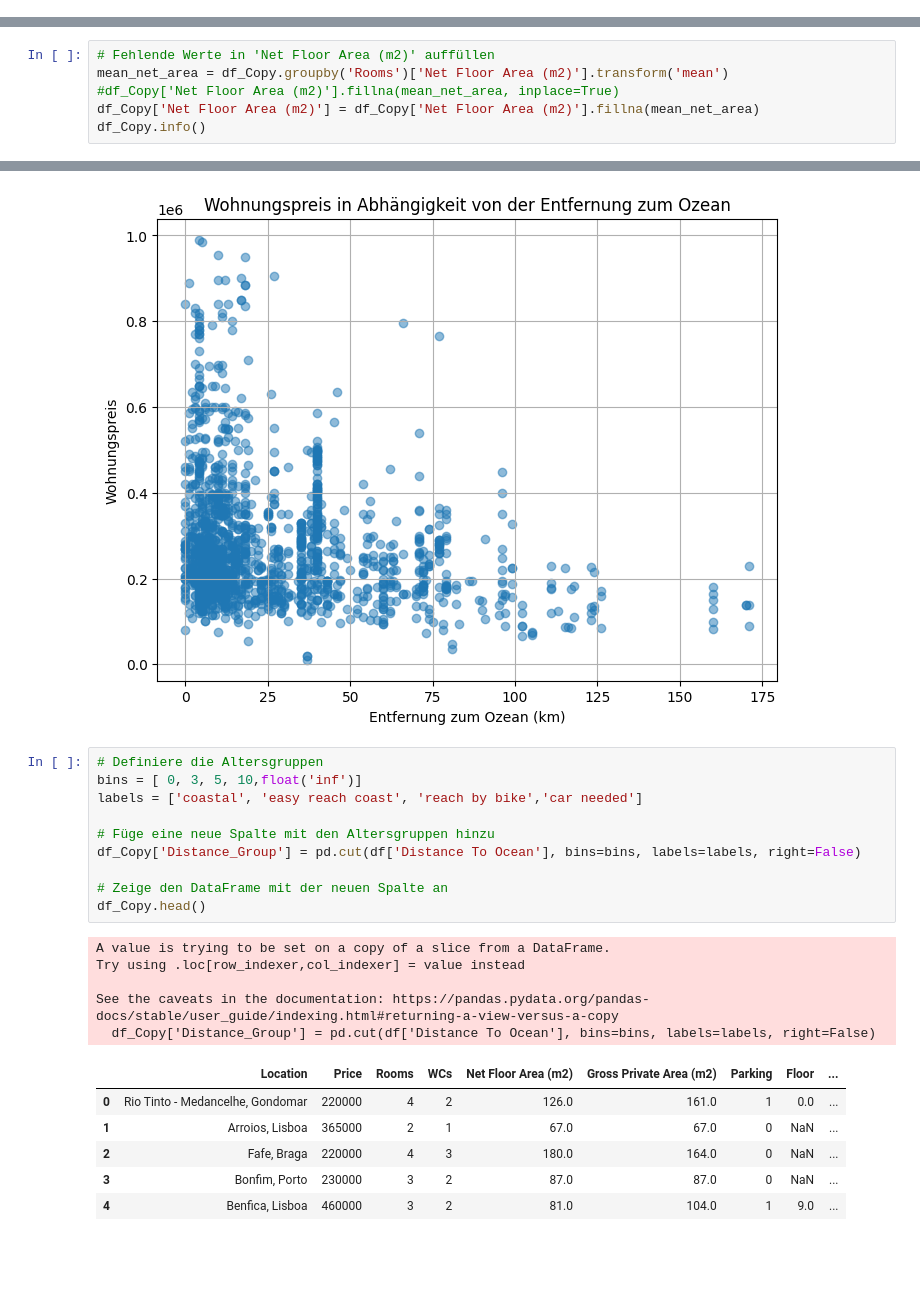
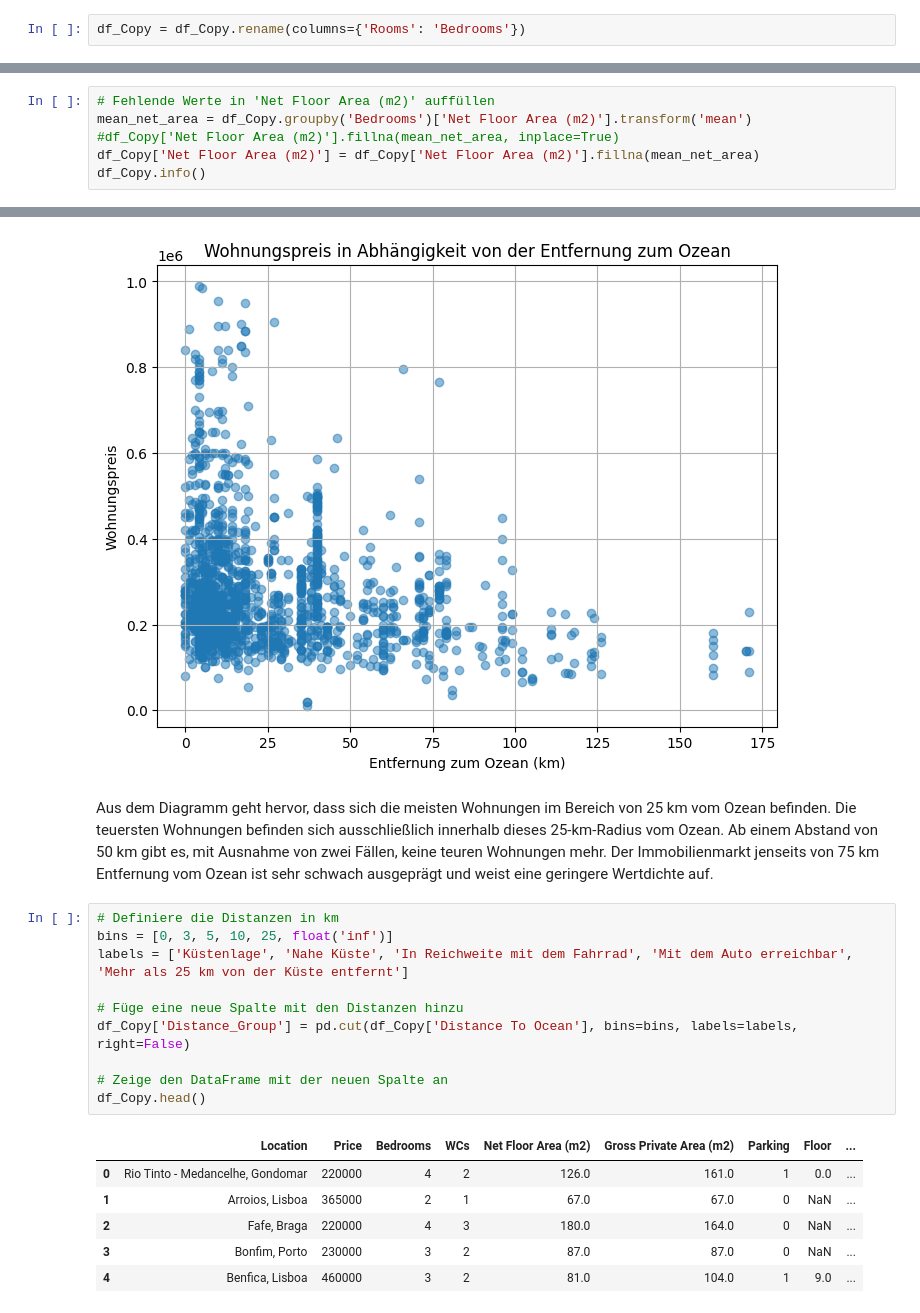
Before and after one commit to svetasta/Aufgabe2ML2024, a Jupyter notebook: DescriptiveSt_and_Regression.ipynb, the cells around one changed output, grey strips where cells are left out. Drawn from its saved outputs; the diff is of its cells as text; blank space fills up the shorter version.

```diff
--- a/DescriptiveSt_and_Regression.ipynb
+++ b/DescriptiveSt_and_Regression.ipynb
@@ -82,3 +86,5 @@ Der Datensatz hat  Zeilen 1717 und 16 Spalten. Die Dimension des Datensatzes ist
+# %%
+df_Copy = df_Copy.rename(columns={'Rooms': 'Bedrooms'})
 # %%
 df_Copy.info()
 # %% [output]
@@ -144,6 +150,6 @@ Da die Wohnungen sind meisten nach typiche Standarten gebaut es macht Sin, dass
 # %%
 # Fehlende Werte in 'Net Floor Area (m2)' auffüllen
-mean_net_area = df_Copy.groupby('Rooms')['Net Floor Area (m2)'].transform('mean')
+mean_net_area = df_Copy.groupby('Bedrooms')['Net Floor Area (m2)'].transform('mean')
 #df_Copy['Net Floor Area (m2)'].fillna(mean_net_area, inplace=True)
 df_Copy['Net Floor Area (m2)'] = df_Copy['Net Floor Area (m2)'].fillna(mean_net_area)
 df_Copy.info()
@@ -339,23 +356,20 @@ plt.grid(True)
 plt.show()
 # %% [output]
 [figure]
+# %% [markdown]
+Aus dem Diagramm geht hervor, dass sich die meisten Wohnungen im Bereich von 25 km vom Ozean befinden. Die teuersten Wohnungen befinden sich ausschließlich innerhalb dieses 25-km-Radius vom Ozean. Ab einem Abstand von 50 km gibt es, mit Ausnahme von zwei Fällen, keine teuren Wohnungen mehr. Der Immobilienmarkt jenseits von 75 km Entfernung vom Ozean ist sehr schwach ausgeprägt und weist eine geringere Wertdichte auf.
 # %%
-# Definiere die Altersgruppen
-bins = [ 0, 3, 5, 10,float('inf')]
-labels = ['coastal', 'easy reach coast', 'reach by bike','car needed']
+# Definiere die Distanzen in km
+bins = [0, 3, 5, 10, 25, float('inf')]
+labels = ['Küstenlage', 'Nahe Küste', 'In Reichweite mit dem Fahrrad', 'Mit dem Auto erreichbar', 'Mehr als 25 km von der Küste entfernt']
 
-# Füge eine neue Spalte mit den Altersgruppen hinzu
-df_Copy['Distance_Group'] = pd.cut(df['Distance To Ocean'], bins=bins, labels=labels, right=False)
+# Füge eine neue Spalte mit den Distanzen hinzu
+df_Copy['Distance_Group'] = pd.cut(df_Copy['Distance To Ocean'], bins=bins, labels=labels, right=False)
 
 # Zeige den DataFrame mit der neuen Spalte an
 df_Copy.head()
 # %% [output]
-A value is trying to be set on a copy of a slice from a DataFrame.
-Try using .loc[row_indexer,col_indexer] = value instead
-
-See the caveats in the documentation: https://pandas.pydata.org/pandas-docs/stable/user_guide/indexing.html#returning-a-view-versus-a-copy
-  df_Copy['Distance_Group'] = pd.cut(df['Distance To Ocean'], bins=bins, labels=labels, right=False)
-|  | Location | Price | Rooms | WCs | Net Floor Area (m2) | Gross Private Area (m2) | Parking | Floor | ... |
+|  | Location | Price | Bedrooms | WCs | Net Floor Area (m2) | Gross Private Area (m2) | Parking | Floor | ... |
 | 0 | Rio Tinto - Medancelhe, Gondomar | 220000 | 4 | 2 | 126.0 | 161.0 | 1 | 0.0 | ... |
 | 1 | Arroios, Lisboa | 365000 | 2 | 1 | 67.0 | 67.0 | 0 | NaN | ... |
 | 2 | Fafe, Braga | 220000 | 4 | 3 | 180.0 | 164.0 | 0 | NaN | ... |
```
Also changed, not shown: parts of 63 cells of this notebook.
